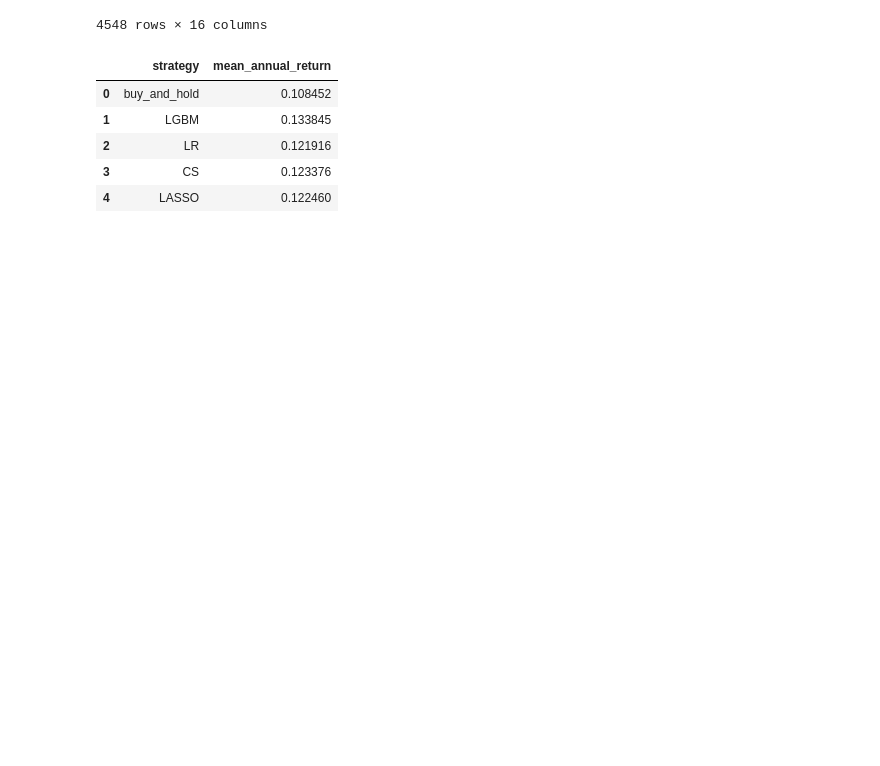
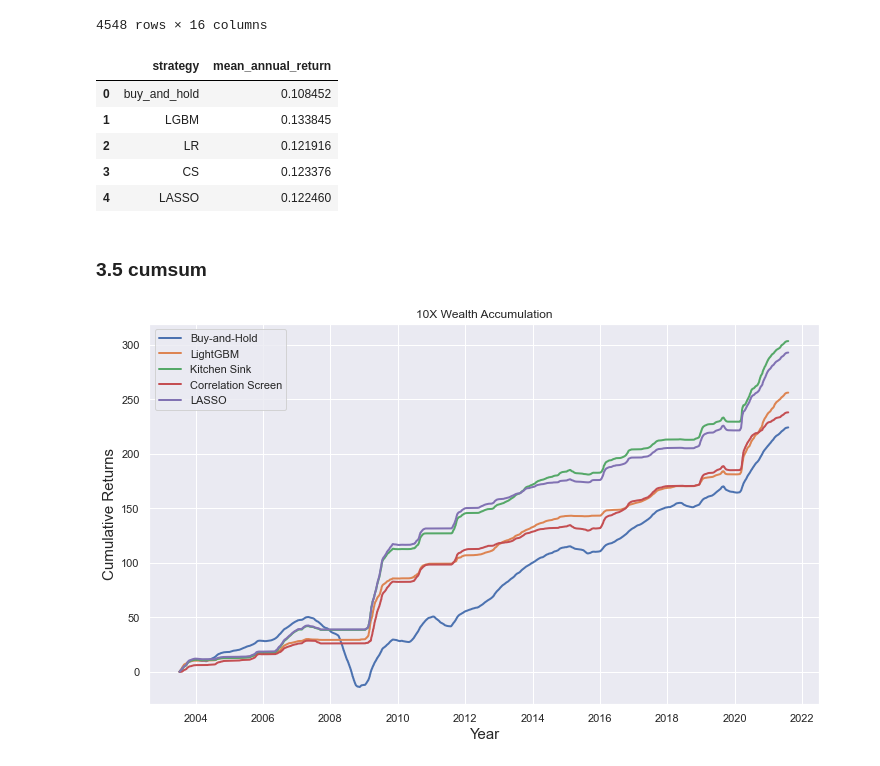
Before and after one commit to Kojet/6002-Research-Project, a Jupyter notebook: lgbm-1year.ipynb, the cells around one changed output. Cells and saved outputs as stored; diff of their text form; code cells hidden in the pictures; blank space fills up the shorter version.

```diff
--- a/lgbm-1year.ipynb
+++ b/lgbm-1year.ipynb
@@ -1542,3 +1540,26 @@ ar
 | 2 | LR | 0.121916 |
 | 3 | CS | 0.123376 |
 | 4 | LASSO | 0.122460 |
+# %% [markdown]
+### 3.5 cumsum
+# %%
+plt.figure(figsize=(12, 7))
+times = 10
+count = table[['Date', '130_return', 'lgbm_profit', 'lr_profit', 'cs_profit', 'lasso_profit']].copy()
+count['lgbm_profit'] = count['lgbm_profit'] * times
+count['lr_profit'] = count['lr_profit'] * times
+count['cs_profit'] = count['cs_profit'] * times
+count['lasso_profit'] = count['lasso_profit'] * times
+count = count.drop(['Date'], axis=1).cumsum()
+count['Date'] = table['Date']
+ml_count = pd.melt(count, id_vars=['Date'])
+# plt.figure(figsize=(20, 10))
+g = sns.lineplot(data=ml_count, x='Date', y='value', hue='variable',linewidth=2)
+g.set_title(f'{times}X Wealth Accumulation')
+plt.xlabel('Year', fontsize=15)
+plt.ylabel('Cumulative Returns', fontsize=15)
+plt.legend(title='', loc='upper left', labels=['Buy-and-Hold', 'LightGBM', 'Kitchen Sink',
+                                              'Correlation Screen', 'LASSO'])
+plt.savefig(f'./figure/{times}x_accumulation.png')
+# %% [output]
+[figure, added]
```
Also changed, not shown: parts of 15 cells of this notebook, 2 other files.
